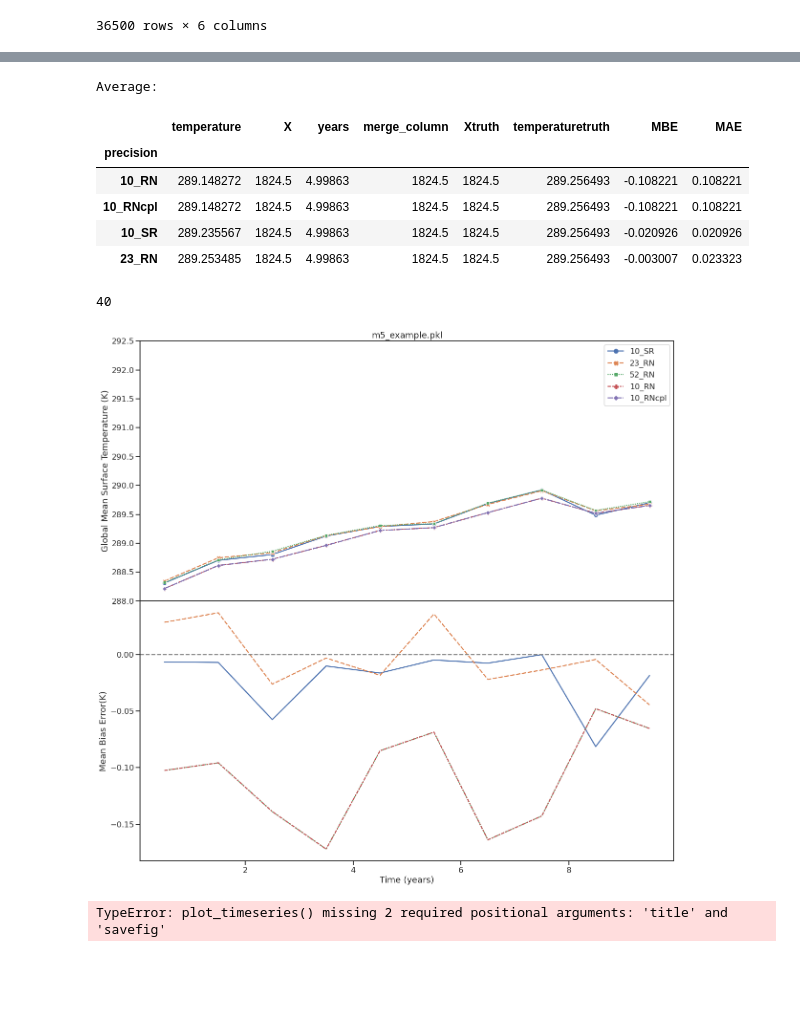
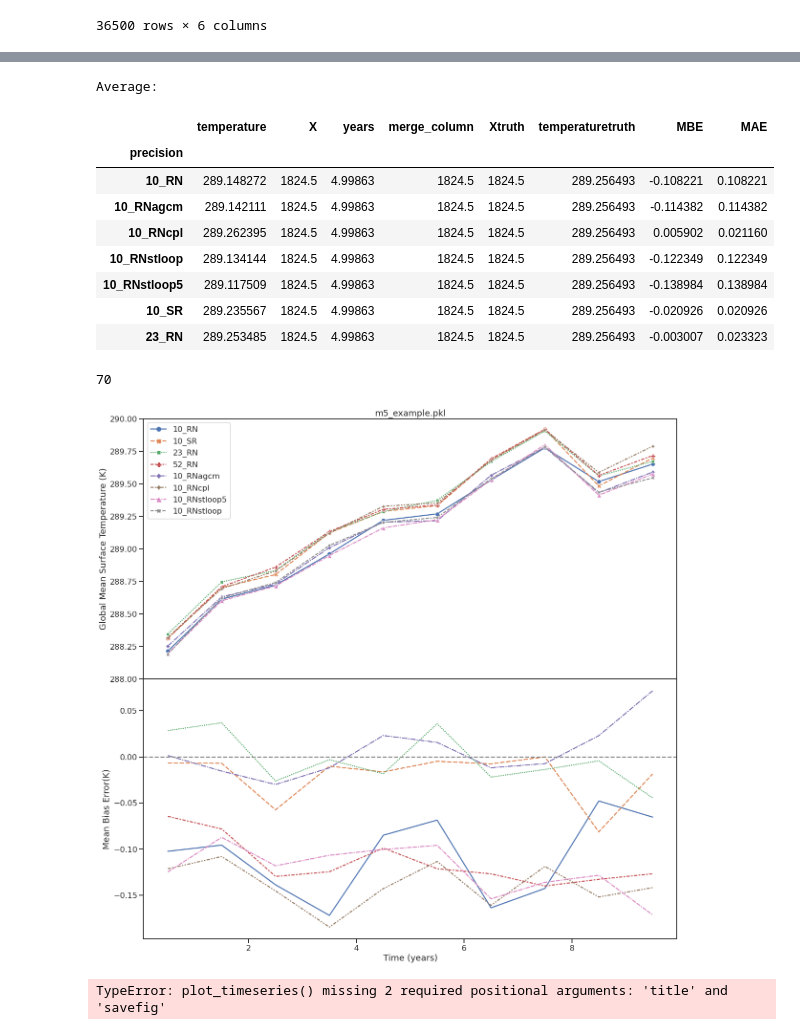
Before and after one commit to tomkimpson/speedy-1, a Jupyter notebook: jupyter_notebooks/5.Timeseries_MixedPrecision.ipynb, the cells around one changed output, grey strips where cells are left out. Cells and saved outputs as stored; diff of their text form; code cells hidden in the pictures; blank space fills up the shorter version.

Commit message:
mixed precision plot

```diff
--- a/jupyter_notebooks/5.Timeseries_MixedPrecision.ipynb
+++ b/jupyter_notebooks/5.Timeseries_MixedPrecision.ipynb
@@ -144,7 +144,7 @@ def process_node(node,fname):
     #Parameters
     root= '/network/group/aopp/predict/TIP016_PAXTON_RPSPEEDY/speedyone/'
 
-    header_directories = glob.glob(root+node+'*')
+    header_directories = glob.glob(root+node+'speedyone10yr*')
 
 
     #Get the global weights
@@ -161,8 +161,10 @@ def process_node(node,fname):
 # %% [markdown]
 # Process all ensemble members
 # %%
-node = 'paper/10year_mixed_precision_solutions/tmp2/'
+#node = 'paper/10year_mixed_precision_solutions/tmp2/'
+node = 'paper/10year_mixed_precision_solutions/'
+
 fname = 'explore_example.pkl'
-df = process_node(node,fname)
+df1 = process_node(node,fname)
 # %% [output]
 --------------------------
@@ -171,0 +174,6 @@ directory /network/group/aopp/predict/TIP016_PAXTON_RPSPEEDY/speedyone/paper/10y
+# %%
+#node = 'paper/10year_mixed_precision_solutions/tmp2/'
+node = 'paper/10year_mixed_precision_solutions/unchange/'
+
+fname = 'explore_example.pkl'
+df2 = process_node(node,fname)
@@ -237,7 +250,7 @@ def plot_timeseries(df,time_period,title,savefig):
     ax2.axhline(0.0, c='0.5', linestyle='--')
     #ax2.set_yscale('log')
 
-    ax1.set_ylim(288,292.5)
+    ax1.set_ylim(288,290)
     ax1.set_title(title)
 
 
@@ -283,24 +296,27 @@ df
 # %%
 
 timeseries_files = [f'm5_example.pkl']
 
 for m in timeseries_files:
     dtmp = pd.read_pickle(m)
-    df10year = dtmp.query('X <= 3649 & precision != "10_RN"')
+    df10year = dtmp.query('X <= 3649')
 
-    dfplot = pd.concat([df10year,df])
+    dfplot = pd.concat([df10year,df1,df2])
     #display(dfplot)
     plot_timeseries(dfplot,time_period=365,title=m,savefig=None)
 # %% [output]
 Average:
 |  | temperature | X | years | merge_column | Xtruth | temperaturetruth | MBE | MAE |
 | precision |  |  |  |  |  |  |  |  |
 | 10_RN | 289.148272 | 1824.5 | 4.99863 | 1824.5 | 1824.5 | 289.256493 | -0.108221 | 0.108221 |
-| 10_RNcpl | 289.148272 | 1824.5 | 4.99863 | 1824.5 | 1824.5 | 289.256493 | -0.108221 | 0.108221 |
+| 10_RNagcm | 289.142111 | 1824.5 | 4.99863 | 1824.5 | 1824.5 | 289.256493 | -0.114382 | 0.114382 |
+| 10_RNcpl | 289.262395 | 1824.5 | 4.99863 | 1824.5 | 1824.5 | 289.256493 | 0.005902 | 0.021160 |
+| 10_RNstloop | 289.134144 | 1824.5 | 4.99863 | 1824.5 | 1824.5 | 289.256493 | -0.122349 | 0.122349 |
+| 10_RNstloop5 | 289.117509 | 1824.5 | 4.99863 | 1824.5 | 1824.5 | 289.256493 | -0.138984 | 0.138984 |
 | 10_SR | 289.235567 | 1824.5 | 4.99863 | 1824.5 | 1824.5 | 289.256493 | -0.020926 | 0.020926 |
 | 23_RN | 289.253485 | 1824.5 | 4.99863 | 1824.5 | 1824.5 | 289.256493 | -0.003007 | 0.023323 |
-40
+70
-[figure, old version]
+[figure, new version]
 # %%
 plot_timeseries(dfplot,time_period=365)
 # %% [output]
```
Also changed, not shown: parts of 3 cells of this notebook, 25 other files.
